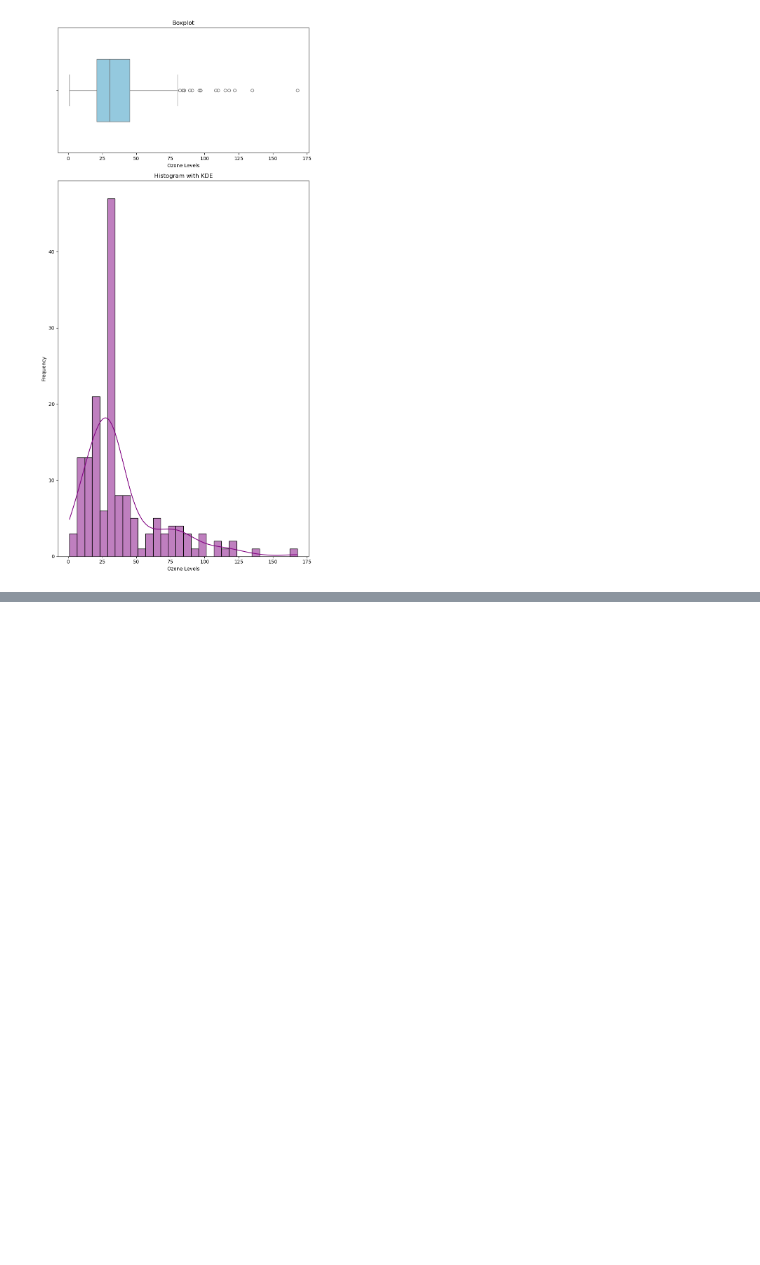
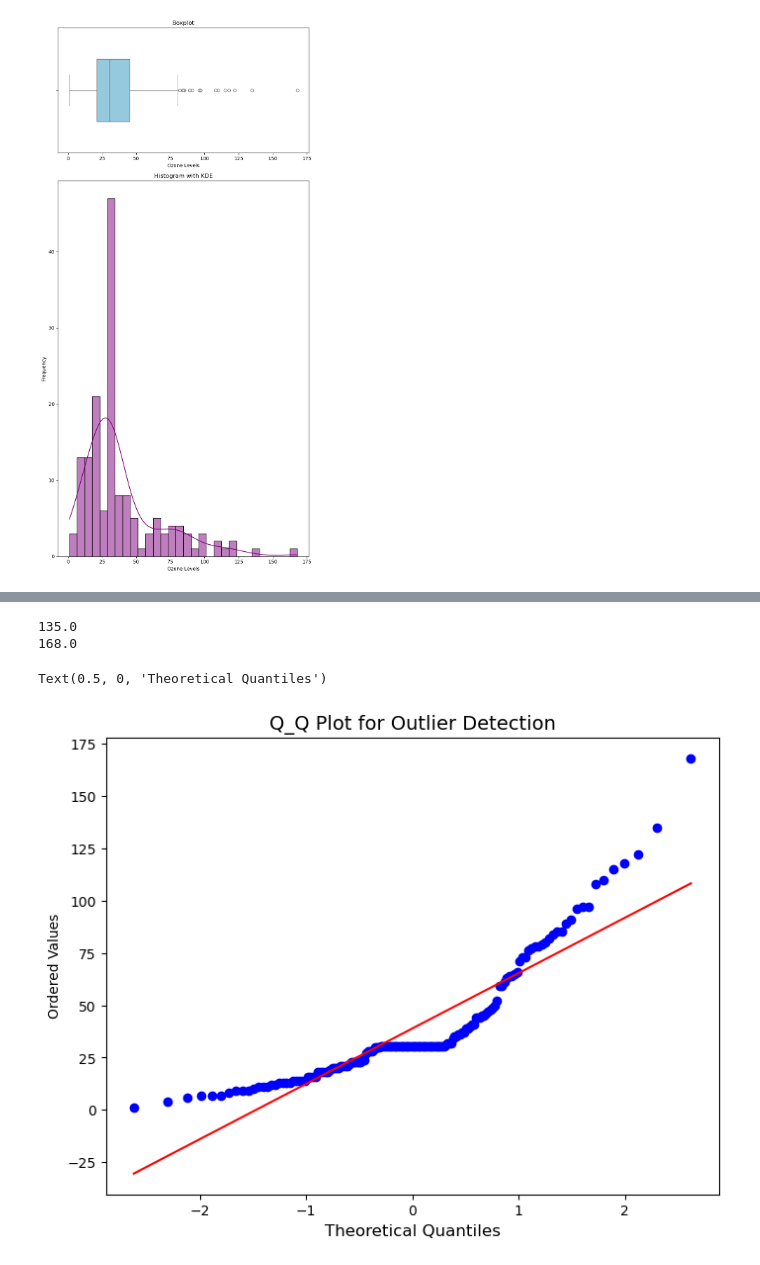
Before and after one commit to AkshayaReddyGoka/aiml, a Jupyter notebook: Exploratary Data Analysis91 (2).ipynb, the cells around one changed output, grey strips where cells are left out. Saved outputs shown, nothing was run; the diff lists cells and outputs as text; code cells hidden in the pictures; blank space fills up the shorter version.

```diff
--- a/Exploratary Data Analysis91 (2).ipynb
+++ b/Exploratary Data Analysis91 (2).ipynb
@@ -401,0 +439,21 @@ Observations
+# %%
+mu = data1["Ozone"].describe()[1]
+sigma = data1["Ozone"].describe()[2]
+
+for x in data1["Ozone"]:
+    if ((x < (mu-  3*sigma)) or (x > (mu + 3*sigma))):
+        print(x)
+# %% [output]
+135.0
+168.0
+# %%
+import scipy.stats as stats
+
+#create Q-Q plot
+plt.figure(figsize=(8, 6))
+stats.probplot(data1["Ozone"], dist="norm", plot=plt)
+plt.title("Q_Q Plot for Outlier Detection", fontsize=14)
+plt.xlabel("Theoretical Quantiles", fontsize=12)
+# %% [output]
+Text(0.5, 0, 'Theoretical Quantiles')
+[figure, added]
```
Also changed, not shown: parts of 11 cells of this notebook.
